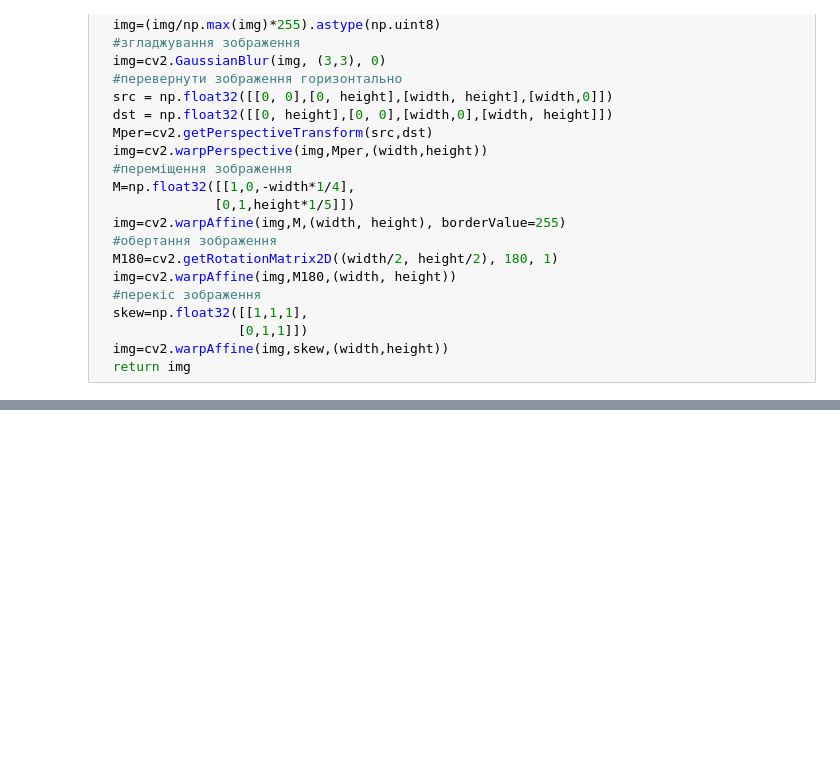
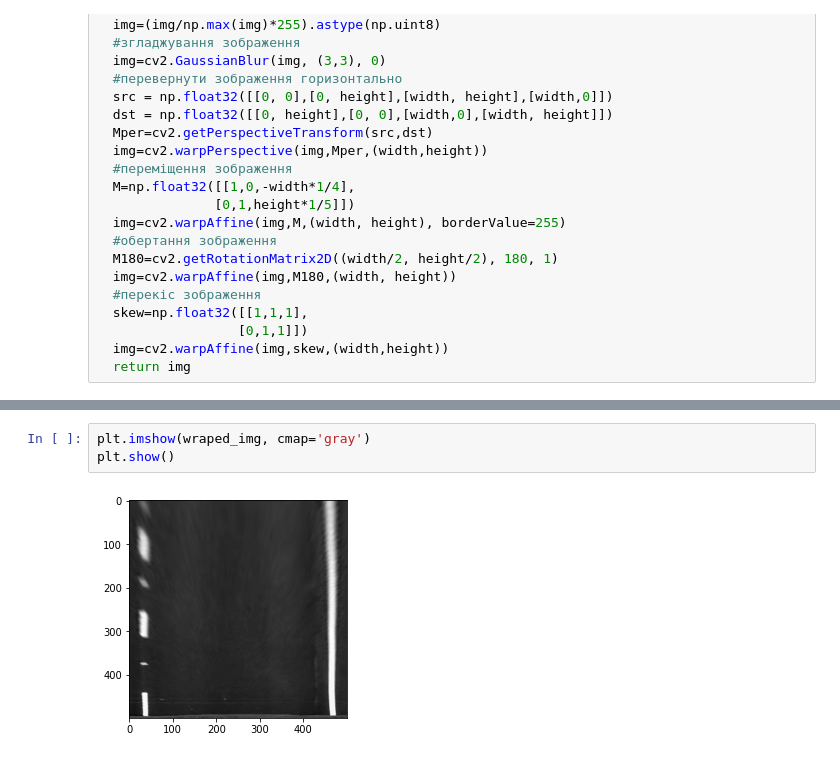
Before and after one commit to TanchukVlad/DIP-1, a Jupyter notebook: LABA4.ipynb, the cells around one changed output, grey strips where cells are left out. Saved outputs shown, nothing was run; the diff lists cells and outputs as text; blank space fills up the shorter version.

```diff
--- a/LABA4.ipynb
+++ b/LABA4.ipynb
@@ -64,0 +72,5 @@ for i in img_list:
+# %%
+plt.imshow(wraped_img, cmap='gray')
+plt.show()
+# %% [output]
+[figure, added]
```
Also changed, not shown: parts of 10 cells of this notebook.
